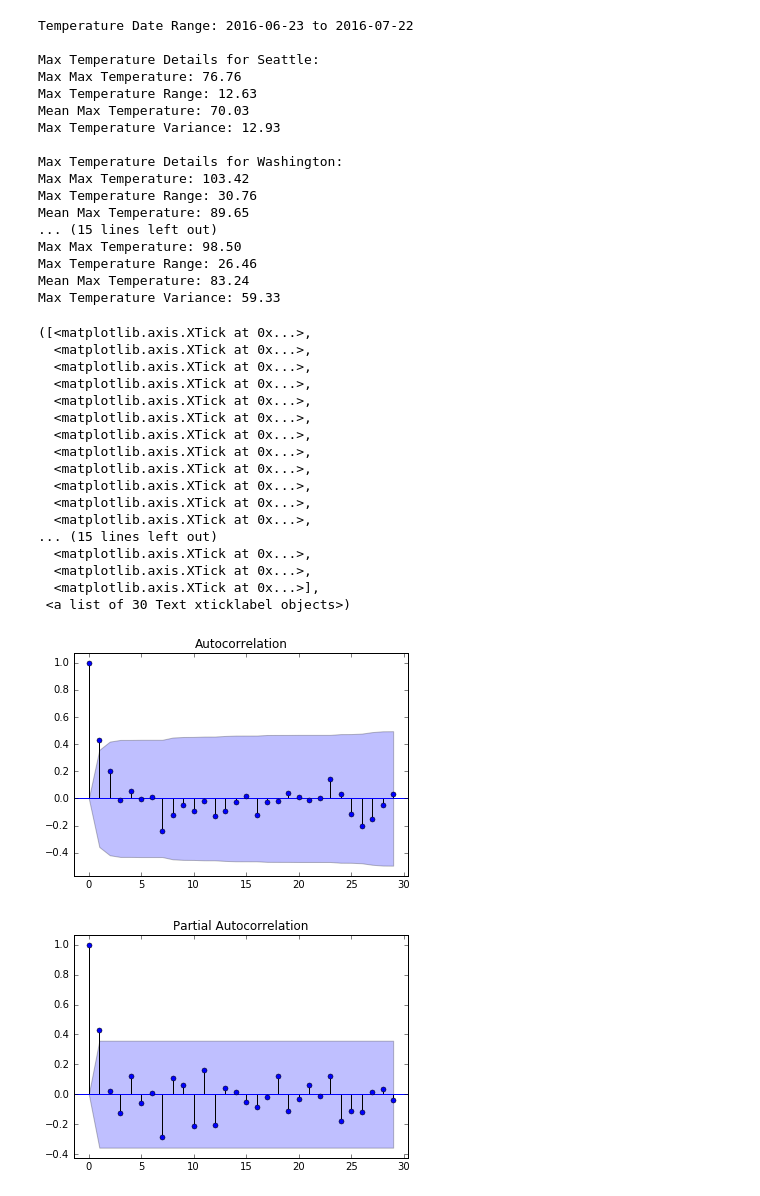
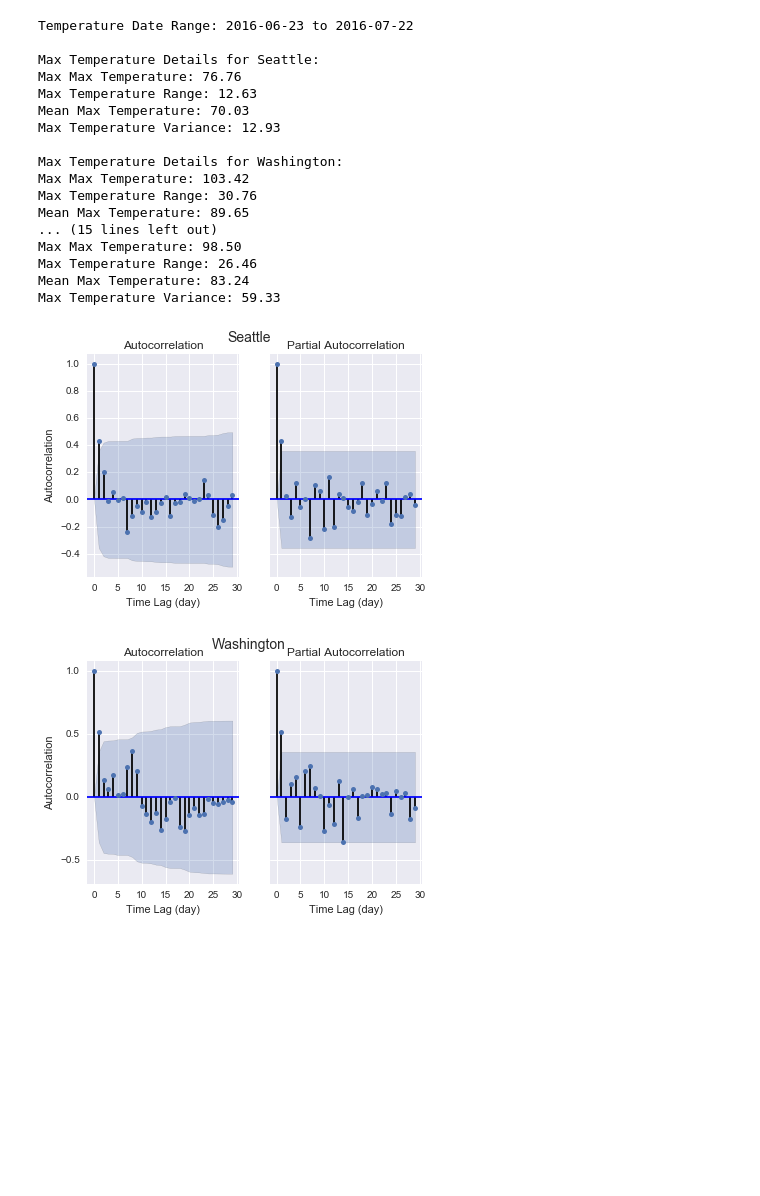
Before and after one commit to silkaitis/MaxTemp, a Jupyter notebook: MaxTemp.ipynb, the cells around one changed output. Drawn from its saved outputs; the diff is of its cells as text; code cells hidden in the pictures; blank space fills up the shorter version.

```diff
--- a/MaxTemp.ipynb
+++ b/MaxTemp.ipynb
@@ -10,6 +14,10 @@ import statsmodels.api as sm
 %matplotlib inline
 # %%
 #Hard code cities :(
-cityloc=collections.defaultdict()
-cityloc={'Denver':'39.761850,-104.881105','Cleveland':'41.478462,-81.679435','Minneapolis':'44.963324,-93.268320','Washington':'38.904103,-77.017229','Seattle':'47.620499,-122.350876'}
+cityloc = collections.defaultdict()
+cityloc = {'Denver':'39.761850,-104.881105',
+          'Cleveland':'41.478462,-81.679435',
+          'Minneapolis':'44.963324,-93.268320',
+          'Washington':'38.904103,-77.017229',
+          'Seattle':'47.620499,-122.350876'}
 # %%
@@ -43,58 +68,69 @@ with con:
 # %%
+'''
+Descriptive statistics on max temperature for each city
+'''
+con = lite.connect('weather.db')
+cur = con.cursor()
+
 #Query database and place into pandas
-MTemp=pd.read_sql_query('SELECT * FROM MaxTemp ORDER BY date',con,index_col='date')
+MTemp=pd.read_sql_query('SELECT * FROM MaxTemp ORDER BY date', con, index_col='date')
 
 print('Temperature Date Range: %s to %s\n' % (min(MTemp.index),max(MTemp.index)))
 for key in MTemp.keys():
     print('Max Temperature Details for %s:' % key)
     print('Max Max Temperature: %0.2f' % max(MTemp[key]))
-    print('Max Temperature Range: %0.2f' % (max(MTemp[key])-min(MTemp[key])))
+    print('Max Temperature Range: %0.2f' % (max(MTemp[key]) - min(MTemp[key])))
     print('Mean Max Temperature: %0.2f' % MTemp[key].mean())
     print('Max Temperature Variance: %0.2f\n' % MTemp[key].var())
 
-    sm.graphics.tsa.plot_acf(MTemp[key].values)
-    sm.graphics.tsa.plot_pacf(MTemp[key].values)
+    f, (ax1, ax2) = plt.subplots(1, 2, sharey = True)
+    sm.graphics.tsa.plot_acf(MTemp[key].values, ax = ax1)
+    ax1.set_xlabel('Time Lag (day)')
+    ax1.set_ylabel('Autocorrelation')
+
+    sm.graphics.tsa.plot_pacf(MTemp[key].values, ax = ax2)
+    ax2.set_xlabel('Time Lag (day)')
+    f.suptitle(key, fontsize = 14)
+    f.savefig('Autocorrelation - ' + key, dpi = 100)
+
+
+xlabels = [datetime.datetime.strptime(d, '%Y-%m-%d').strftime('%m-%d') for d in MTemp.index]
 
 plt.figure()
 for key in MTemp.keys():
-    plt.plot([datetime.datetime.strptime(d,"%Y-%m-%d") for d in MTemp.index],[t for t in MTemp[key]])
+    plt.plot([datetime.datetime.strptime(d,"%Y-%m-%d") for d in MTemp.index], [t for t in MTemp[key]])
 
-plt.legend([key for key in MTemp.keys()],loc='upper left',bbox_to_anchor=(1,1))
-plt.xticks([datetime.datetime.strptime(d,"%Y-%m-%d") for d in MTemp.index],[d for d in MTemp.index], rotation='vertical')
+lgd = plt.legend([key for key in MTemp.keys()],
+           loc='center left',
+           bbox_to_anchor = (1,0.5))
+plt.xticks([datetime.datetime.strptime(d,"%Y-%m-%d") for d in MTemp.index],
+           xlabels,
+           rotation='vertical');
+plt.xlabel('Date');
+plt.ylabel('Max Temperature (F)');
+plt.title('Max Temperature vs Date')
+plt.tight_layout()
+plt.savefig('Max Temperature vs Day',
+            dpi = 100,
+            bbox_extra_artists=(lgd,),
+            bbox_inches='tight')
 # %% [output]
 Temperature Date Range: 2016-06-23 to 2016-07-22
 
 Max Temperature Details for Seattle:
 Max Max Temperature: 76.76
 Max Temperature Range: 12.63
 Mean Max Temperature: 70.03
 Max Temperature Variance: 12.93
 
 Max Temperature Details for Washington:
 Max Max Temperature: 103.42
 Max Temperature Range: 30.76
 Mean Max Temperature: 89.65
 ... (15 lines left out)
 Max Max Temperature: 98.50
 Max Temperature Range: 26.46
 Mean Max Temperature: 83.24
 Max Temperature Variance: 59.33
-([<matplotlib.axis.XTick at 0x...>,
-  <matplotlib.axis.XTick at 0x...>,
-  <matplotlib.axis.XTick at 0x...>,
-  <matplotlib.axis.XTick at 0x...>,
-  <matplotlib.axis.XTick at 0x...>,
-  <matplotlib.axis.XTick at 0x...>,
-  <matplotlib.axis.XTick at 0x...>,
-  <matplotlib.axis.XTick at 0x...>,
-  <matplotlib.axis.XTick at 0x...>,
-  <matplotlib.axis.XTick at 0x...>,
-  <matplotlib.axis.XTick at 0x...>,
-  <matplotlib.axis.XTick at 0x...>,
-... (15 lines left out)
-  <matplotlib.axis.XTick at 0x...>,
-  <matplotlib.axis.XTick at 0x...>,
-  <matplotlib.axis.XTick at 0x...>],
- <a list of 30 Text xticklabel objects>)
-[figure, old version]
+[figure, new version]
-[figure, old version]
+[figure, new version]
```
Also changed, not shown: parts of 5 cells of this notebook, 1 other file.
